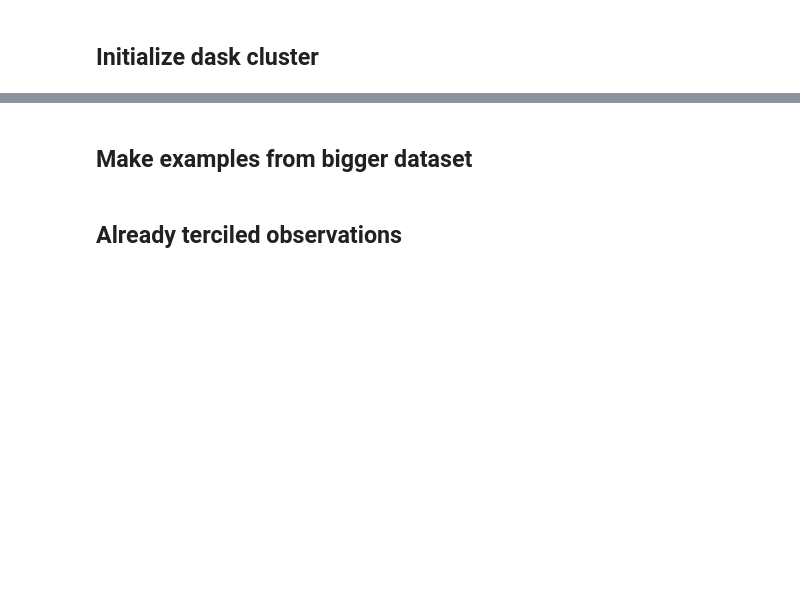
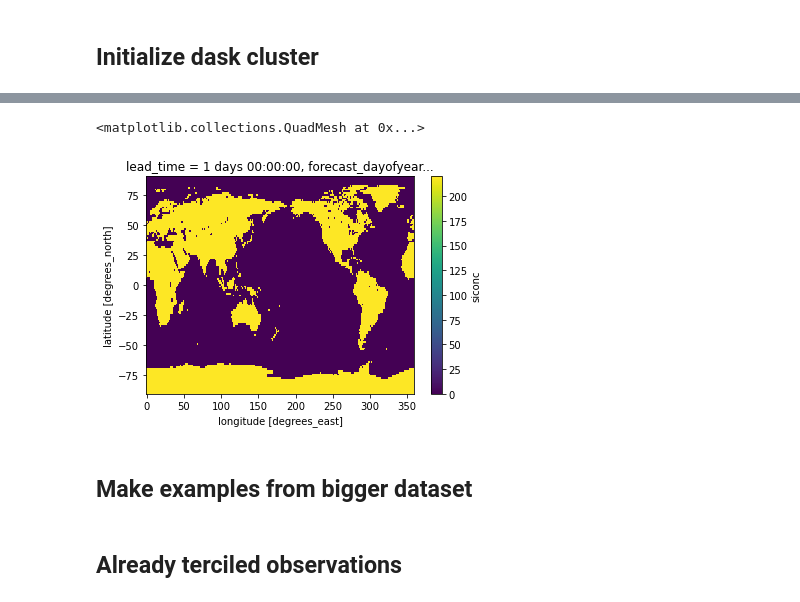
Before and after one commit to crim-ca/crims2s, a Jupyter notebook: notebooks/landryda/ml-dataset.ipynb, the cells around one changed output, grey strips where cells are left out. Saved outputs shown, nothing was run; the diff lists cells and outputs as text; code cells hidden in the pictures; blank space fills up the shorter version.

```diff
--- a/notebooks/landryda/ml-dataset.ipynb
+++ b/notebooks/landryda/ml-dataset.ipynb
@@ -123,0 +86,3 @@ forecast_times = [x.stem.split('-')[-1] for x in input_path.iterdir() if 't2m' i
+# %%
+input_path = pathlib.Path(INPUT_DATA)
+forecast_times = datestrings_from_input_dir(input_path, CENTER)
@@ -123,0 +102,2 @@ forecast_times = [x.stem.split('-')[-1] for x in input_path.iterdir() if 't2m' i
+# %%
+sample = read_flat_fields(input_path, CENTER, FLAT_FIELDS, forecast_times[0])
@@ -124,3 +146,8 @@ forecast_times = [x.stem.split('-')[-1] for x in input_path.iterdir() if 't2m' i
+# %%
+sample.isel(lead_time=[1]).isnull().sum(dim=['forecast_year', 'realization']).siconc.compute().plot()
+# %% [output]
+<matplotlib.collections.QuadMesh at 0x...>
+[figure, added]
 # %%
 examples = process_one_forecast_week(forecast_times[0], train_obs_terciled)
 # %%
```
Also changed, not shown: parts of 20 cells of this notebook, 7 other files.
